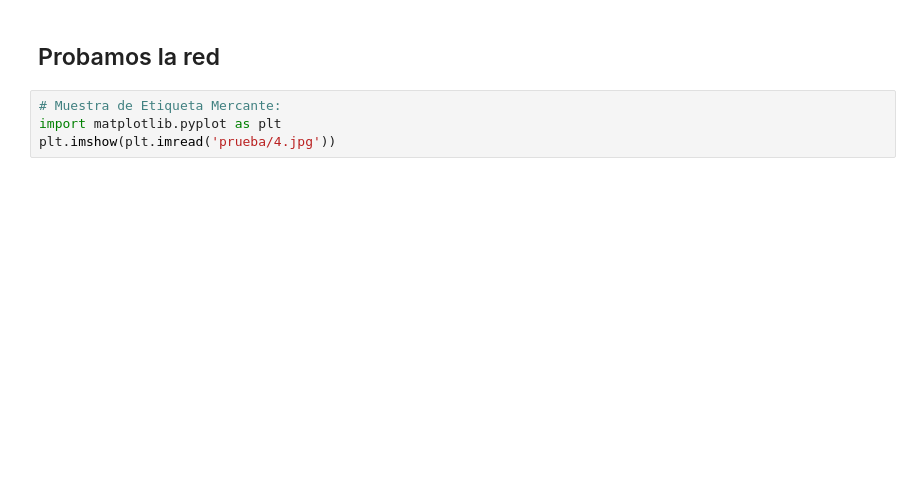
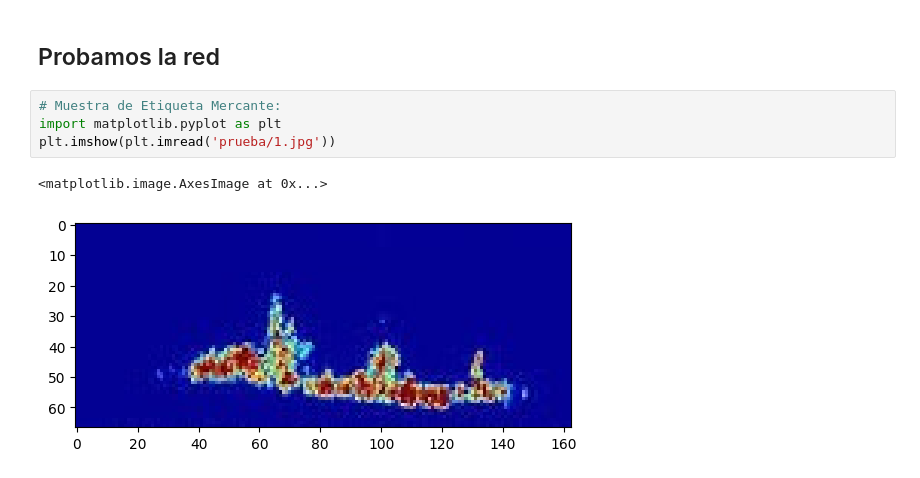
Before and after one commit to CraigTask/ClasificadorSAR, a Jupyter notebook: TestClasificador.ipynb, the cells around one changed output. Saved outputs shown, nothing was run; the diff lists cells and outputs as text; blank space fills up the shorter version.

```diff
--- a/TestClasificador.ipynb
+++ b/TestClasificador.ipynb
@@ -329,7 +331,10 @@ plt.show()
 # %%
 # Muestra de Etiqueta Mercante:
 import matplotlib.pyplot as plt
-plt.imshow(plt.imread('prueba/4.jpg'))
+plt.imshow(plt.imread('prueba/1.jpg'))
+# %% [output]
+<matplotlib.image.AxesImage at 0x...>
+[figure, added]
 # %%
 import cv2
 import numpy as np
```
Also changed, not shown: parts of 9 cells of this notebook.
